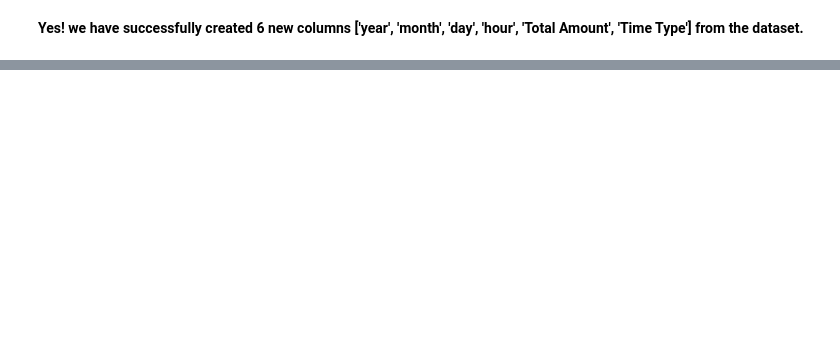
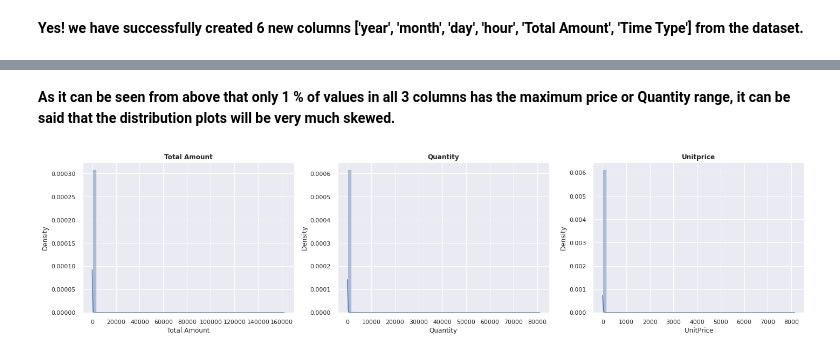
Before and after one commit to Kousikdutta1/Online-Retail-Customer-Segmentation, a Jupyter notebook: Kousik_Dutta_Online_Retail_Customer_Segmentation_Capstone_Project.ipynb, the cells around one changed output, grey strips where cells are left out. Saved outputs shown, nothing was run; the diff lists cells and outputs as text; code cells hidden in the pictures; blank space fills up the shorter version.

Commit message:
Third Commit Online Retail Customer Segmentation

```diff
--- a/Kousik_Dutta_Online_Retail_Customer_Segmentation_Capstone_Project.ipynb
+++ b/Kousik_Dutta_Online_Retail_Customer_Segmentation_Capstone_Project.ipynb
@@ -429,0 +465,20 @@ cust_df.head()
+# %%
+# First thing first - Let's define our target columns required to be analysed
+
+b_column = ['StockCode' ,'Description','Quantity', 'CustomerID', 'Country']
+
+# Plotting countplots for different columns of our dataset
+
+sns.set_style('darkgrid')
+plt.figure(figsize = (15,15), dpi = 90)
+for index, col in enumerate (b_column):
+  plt.subplot(3,2,index+1)
+  counts = cust_df[col].value_counts().reset_index().tail(10)
+  counts.rename(columns = {'index' : col, col : 'count'}, inplace = True)
+  eval =  sns.barplot(x = col, y = 'count', data = counts)
+  plt.xticks(rotation = 20, ha = 'right')
+  plt.title (f'Countplot of {col.title()}', weight = 'bold')
+  plt.tight_layout()
+  for i in eval.patches:
+     eval.annotate(f'{i.get_height()}', (i.get_x() + i.get_width() / 2., i.get_height()), ha = 'center', va = 'center', xytext = (0, 10), textcoords = 'offset points')
+plt.show()
@@ -429,0 +506,10 @@ cust_df.head()
+# %%
+# Let's plot the description of each of the columns
+
+dis_col = ['Total Amount', 'Quantity', 'UnitPrice']
+
+for i in dis_col :
+  print('\n')
+  print(f'Statistical Description of the feature : {i}')
+  print('--'*25)
+  print(cust_df[i].describe([0.75, 0.90, 0.95, 0.99]))
@@ -429,0 +534,13 @@ cust_df.head()
+# %% [markdown]
+**As it can be seen from above that only 1 % of values in all 3 columns has the maximum price or Quantity range, it can be said that the distribution plots will be very much skewed.**
+# %%
+# Visualizing the distributions of different columns
+
+plt.figure(figsize = (20,5))
+for n,col in enumerate (dis_col) :
+  plt.subplot(1,3,n+1)
+  sns.distplot(cust_df[col])
+  plt.title(col.title(), weight = 'bold')
+  plt.tight_layout()
+# %% [output]
+[figure, added]
```
Also changed, not shown: parts of 15 cells of this notebook.
